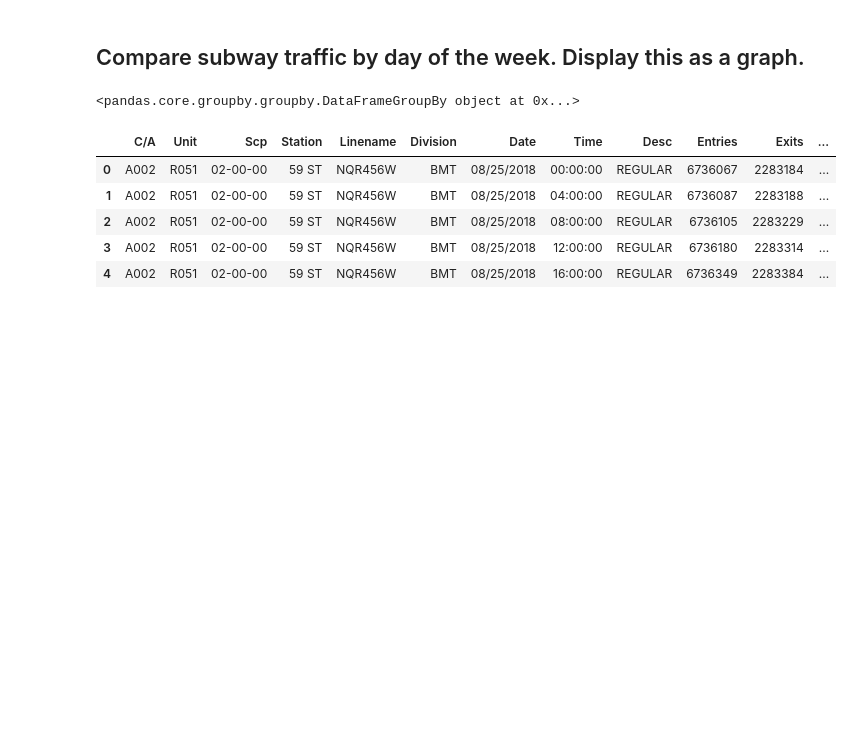
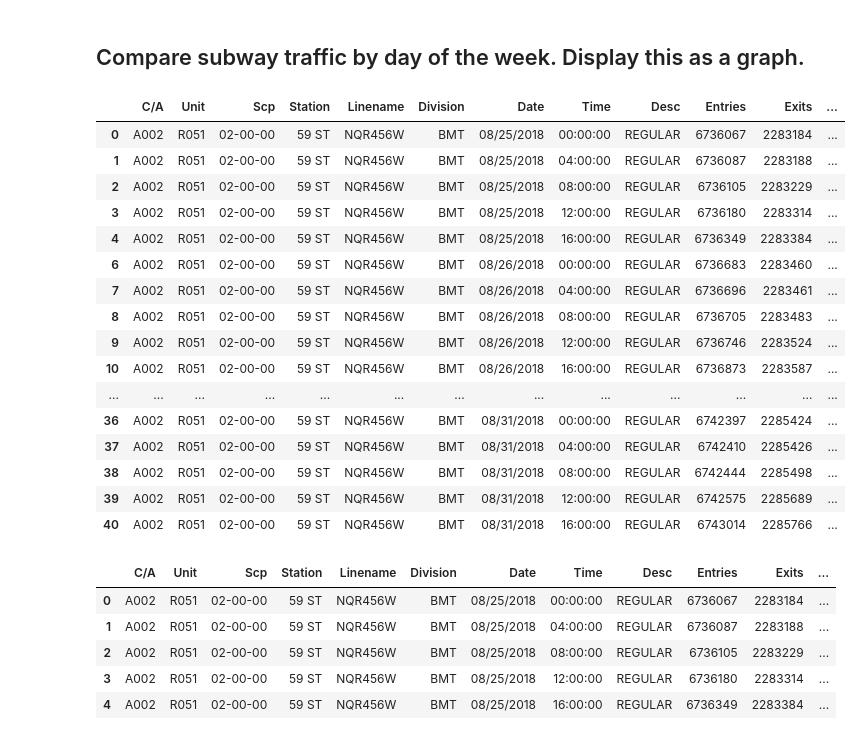
Before and after one commit to zapatos24/dsc-pandas-series-and-dataframes-lab-nyc-ds-060319, a Jupyter notebook: index.ipynb, the cells around one changed output. Drawn from its saved outputs; the diff is of its cells as text; code cells hidden in the pictures; blank space fills up the shorter version.

```diff
--- a/index.ipynb
+++ b/index.ipynb
@@ -145,9 +145,25 @@ Index(['C/A', 'Unit', 'Scp', 'Station', 'Linename', 'Division', 'Date', 'Time',
 import datetime as dt
 df['Day_Of_Week'] = df.Date.apply(lambda x: dt.datetime.strptime(str(x), '%m/%d/%Y').strftime('%A'))
 # %%
-df.groupby(['Day_Of_Week'])
+df.groupby(['Day_Of_Week']).head()
 # %% [output]
-<pandas.core.groupby.groupby.DataFrameGroupBy object at 0x...>
+|  | C/A | Unit | Scp | Station | Linename | Division | Date | Time | Desc | Entries | Exits | ... |
+| 0 | A002 | R051 | 02-00-00 | 59 ST | NQR456W | BMT | 08/25/2018 | 00:00:00 | REGULAR | 6736067 | 2283184 | ... |
+| 1 | A002 | R051 | 02-00-00 | 59 ST | NQR456W | BMT | 08/25/2018 | 04:00:00 | REGULAR | 6736087 | 2283188 | ... |
+| 2 | A002 | R051 | 02-00-00 | 59 ST | NQR456W | BMT | 08/25/2018 | 08:00:00 | REGULAR | 6736105 | 2283229 | ... |
+| 3 | A002 | R051 | 02-00-00 | 59 ST | NQR456W | BMT | 08/25/2018 | 12:00:00 | REGULAR | 6736180 | 2283314 | ... |
+| 4 | A002 | R051 | 02-00-00 | 59 ST | NQR456W | BMT | 08/25/2018 | 16:00:00 | REGULAR | 6736349 | 2283384 | ... |
+| 6 | A002 | R051 | 02-00-00 | 59 ST | NQR456W | BMT | 08/26/2018 | 00:00:00 | REGULAR | 6736683 | 2283460 | ... |
+| 7 | A002 | R051 | 02-00-00 | 59 ST | NQR456W | BMT | 08/26/2018 | 04:00:00 | REGULAR | 6736696 | 2283461 | ... |
+| 8 | A002 | R051 | 02-00-00 | 59 ST | NQR456W | BMT | 08/26/2018 | 08:00:00 | REGULAR | 6736705 | 2283483 | ... |
+| 9 | A002 | R051 | 02-00-00 | 59 ST | NQR456W | BMT | 08/26/2018 | 12:00:00 | REGULAR | 6736746 | 2283524 | ... |
+| 10 | A002 | R051 | 02-00-00 | 59 ST | NQR456W | BMT | 08/26/2018 | 16:00:00 | REGULAR | 6736873 | 2283587 | ... |
+| ... | ... | ... | ... | ... | ... | ... | ... | ... | ... | ... | ... | ... |
+| 36 | A002 | R051 | 02-00-00 | 59 ST | NQR456W | BMT | 08/31/2018 | 00:00:00 | REGULAR | 6742397 | 2285424 | ... |
+| 37 | A002 | R051 | 02-00-00 | 59 ST | NQR456W | BMT | 08/31/2018 | 04:00:00 | REGULAR | 6742410 | 2285426 | ... |
+| 38 | A002 | R051 | 02-00-00 | 59 ST | NQR456W | BMT | 08/31/2018 | 08:00:00 | REGULAR | 6742444 | 2285498 | ... |
+| 39 | A002 | R051 | 02-00-00 | 59 ST | NQR456W | BMT | 08/31/2018 | 12:00:00 | REGULAR | 6742575 | 2285689 | ... |
+| 40 | A002 | R051 | 02-00-00 | 59 ST | NQR456W | BMT | 08/31/2018 | 16:00:00 | REGULAR | 6743014 | 2285766 | ... |
 # %%
 df.head()
 # %% [output]
```
